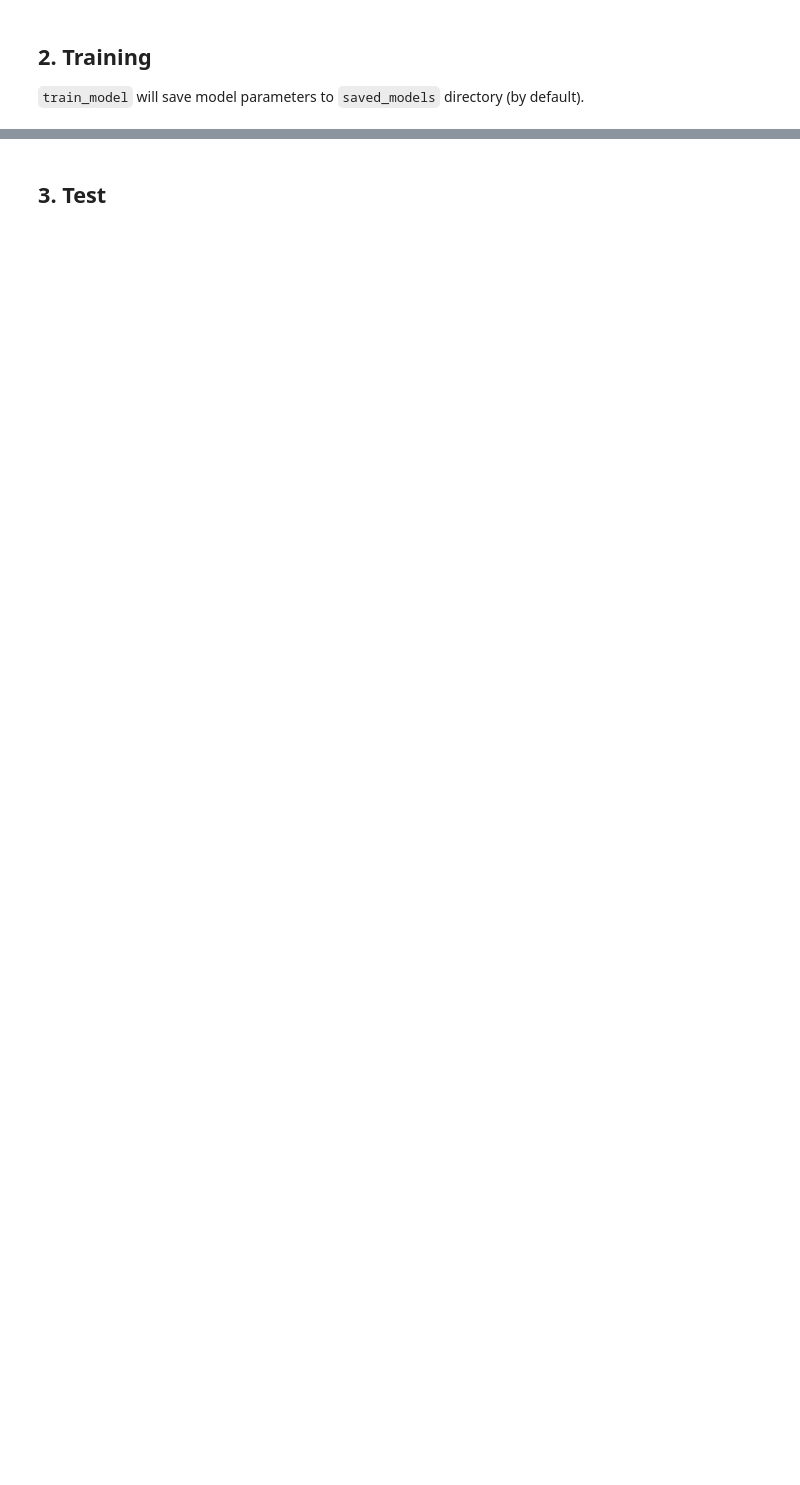
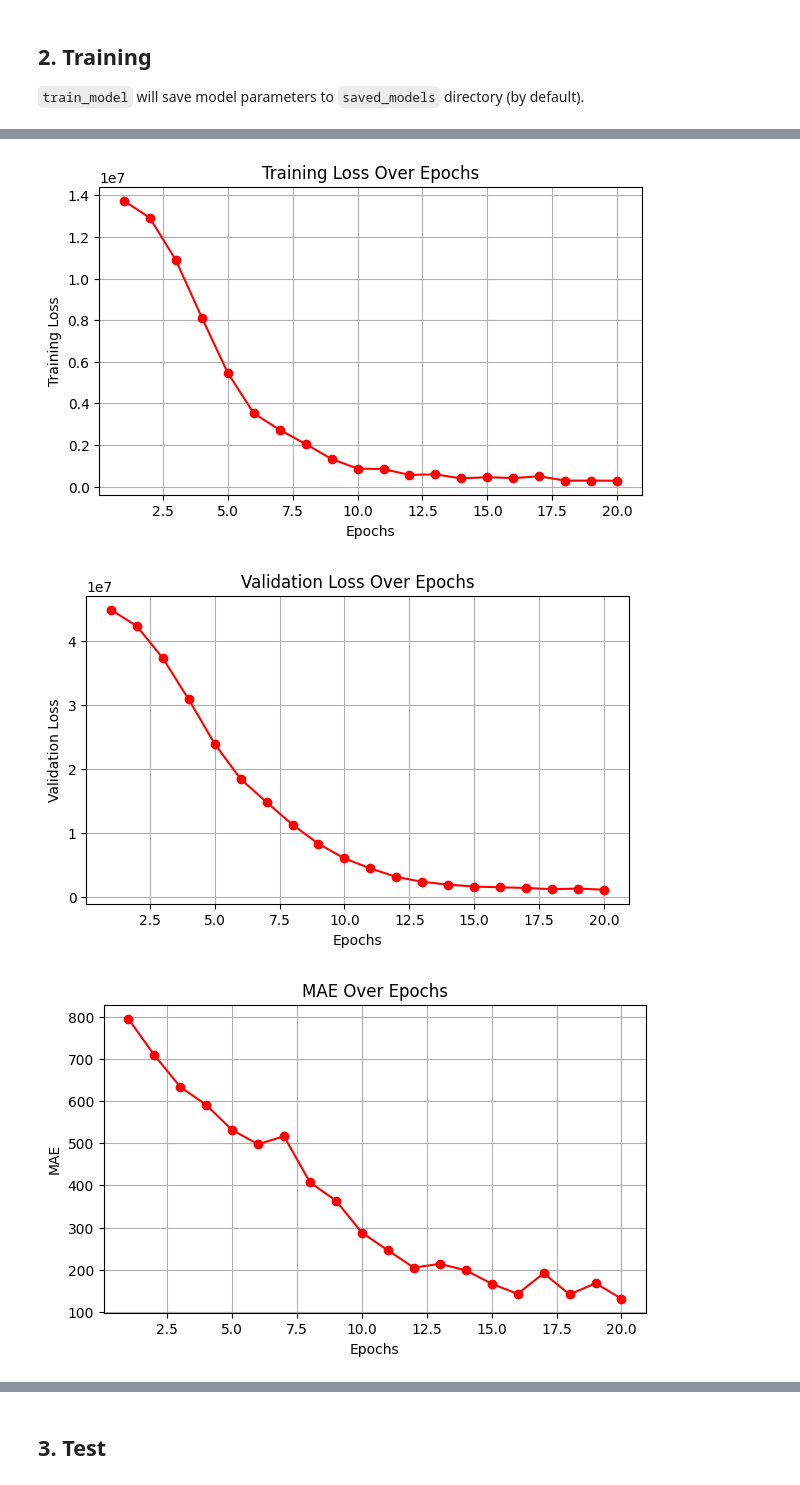
Before and after one commit to shinbeann/Digital-Asset-Prediction, a Jupyter notebook: notebooks/model_training.ipynb, the cells around one changed output, grey strips where cells are left out. Saved outputs shown, nothing was run; the diff lists cells and outputs as text; code cells hidden in the pictures; blank space fills up the shorter version.

Commit message:
updates to models

```diff
--- a/notebooks/model_training.ipynb
+++ b/notebooks/model_training.ipynb
@@ -95,9 +107,11 @@ test_loader = DataLoader(test_dataset, batch_size=BATCH_SIZE, shuffle=True)
 # %%
 # Hyperparameters
 LEARNING_RATE = 0.001 # standard for Adam
-NUM_EPOCHS = 20
+NUM_EPOCHS = 25
 SAVE_INTERVAL = 5
+WEIGHT_DECAY = 1e-5 # L2 Regularization Coefficient
 # %%
-model = CryptoInformer() # Using default settings
-optimizer = torch.optim.Adam(model.parameters(), lr=LEARNING_RATE)
+# Create model
+model_kwargs = {} # Empty dict means default hyperparameters
+model = CryptoInformer(**model_kwargs)
 print(model)
@@ -104,2 +136,9 @@ print(model)
+# %%
+# Training optimizer
+optimizer = torch.optim.Adam(
+    model.parameters(),
+    lr=LEARNING_RATE,
+    weight_decay=WEIGHT_DECAY
+)
 # %%
 # Optional: Load previously trained model parameters (.pth file)
@@ -107,6 +146,6 @@ pretrained_model_path = "saved_models/CryptoTransformer_2025-04-09_21-31-23/Cryp
 # model.load_state_dict(torch.load(pretrained_model_path))
 # %%
-training_loss_history, validation_loss_history, mae_history, r2_history, normalizer = train_model(
+training_loss_history, validation_loss_history, mae_history, r2_history, explained_var_history, normalizer = train_model(
     model, optimizer, train_loader, val_loader,
     num_epochs=NUM_EPOCHS, save_interval=SAVE_INTERVAL,
     device=device
@@ -114,4 +171,8 @@ training_loss_history, validation_loss_history, mae_history, r2_history, normali
 # %%
-save_training_plots_and_metric_history(
+save_dir = save_training_plots_and_metric_history(
     training_loss_history, validation_loss_history, mae_history, r2_history, type(model).__name__
 )
+# %% [output]
+[figure, added]
+[figure, added]
+[figure, added]
```
Also changed, not shown: parts of 10 cells of this notebook, 25 other files.
